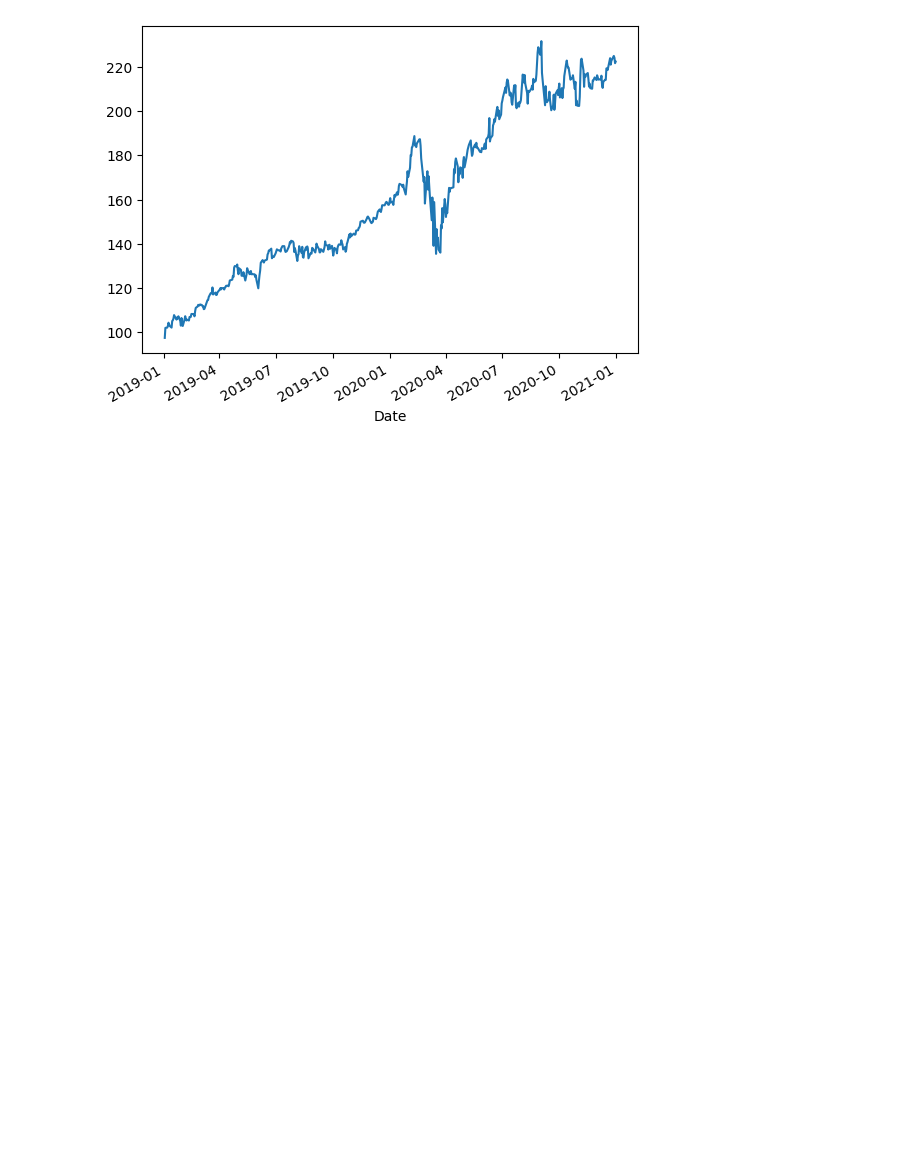
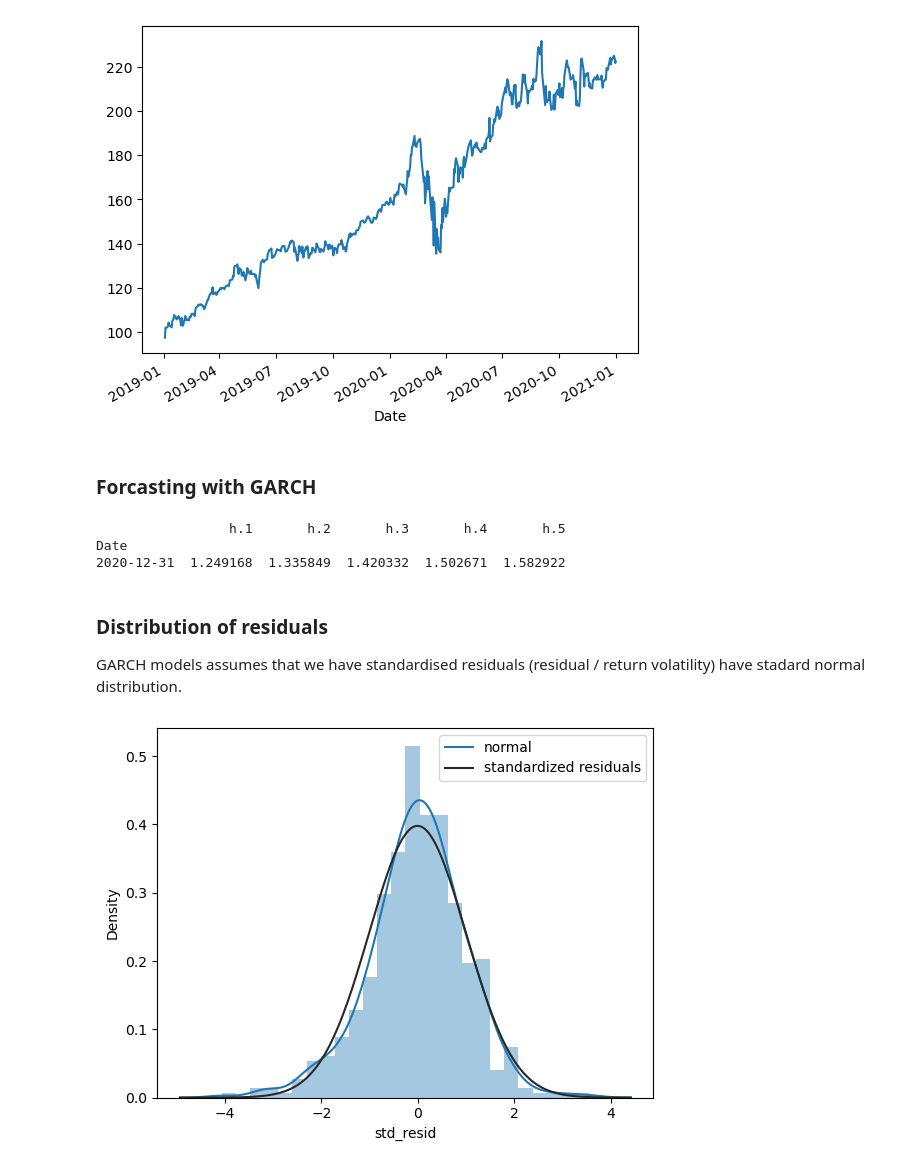
Before and after one commit to ansingh16/Time_Series_Analysis, a Jupyter notebook: Volatility_analysis.ipynb, the cells around one changed output. Saved outputs shown, nothing was run; the diff lists cells and outputs as text; code cells hidden in the pictures; blank space fills up the shorter version.

Commit message:
Implemented GARCH

```diff
--- a/Volatility_analysis.ipynb
+++ b/Volatility_analysis.ipynb
@@ -197,3 +197,28 @@ stocks.Close.plot()
 # %% [output]
 <Axes: xlabel='Date'>
 [figure]
+# %% [markdown]
+### Forcasting with GARCH
+# %%
+
+# Make prediction for coming week
+gm_forecast = gm_result.forecast(horizon = 5)
+
+# variance for next days
+print(gm_forecast.variance)
+# %% [output]
+                 h.1       h.2       h.3       h.4       h.5
+Date
+2020-12-31  1.249168  1.335849  1.420332  1.502671  1.582922
+# %% [markdown]
+### Distribution of residuals
+
+GARCH models assumes that we have standardised residuals (residual / return volatility) have stadard normal distribution.
+# %%
+import seaborn as sns
+
+sns.distplot(gm_result.std_resid,norm_hist=True, fit=stats.norm)
+plt.legend(('normal', 'standardized residuals'))
+plt.show()
+# %% [output]
+[figure, added]
```
Also changed, not shown: parts of 25 cells of this notebook.
